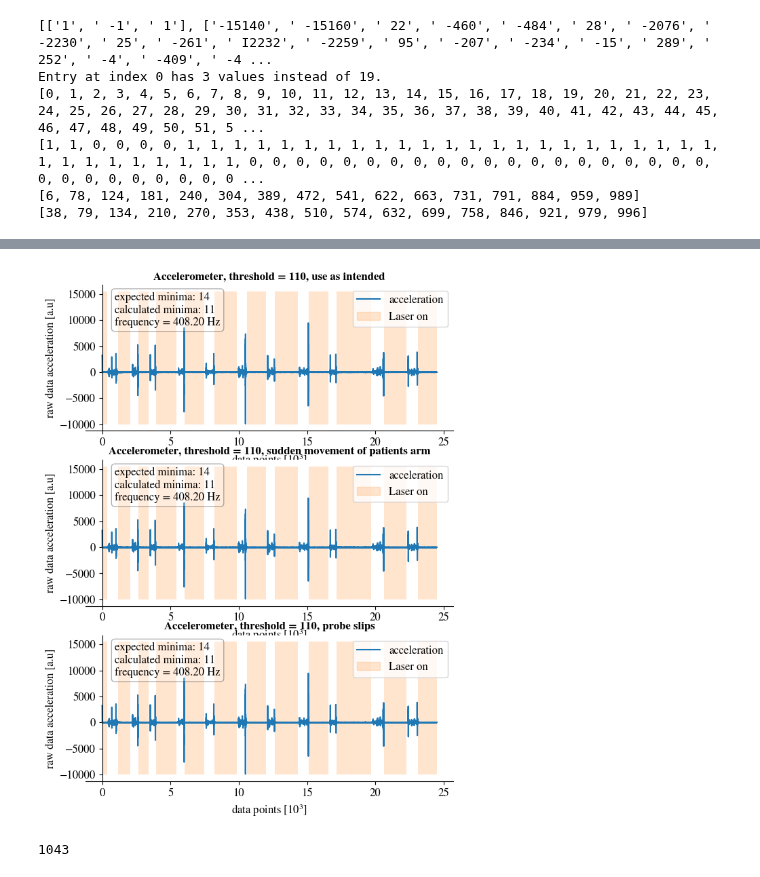
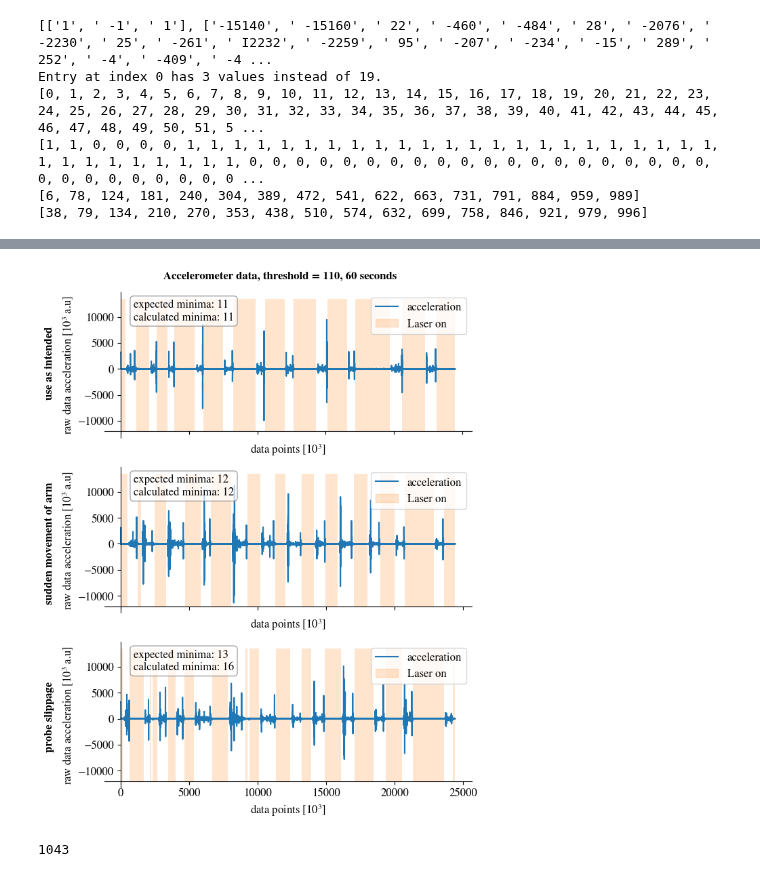
Before and after one commit to annnnna42/Arduino_KDC101_Control_and_Evaluation, a Jupyter notebook: gyro/gyro_plots.ipynb, the cells around one changed output, grey strips where cells are left out. Cells and saved outputs as stored; diff of their text form; code cells hidden in the pictures.

Commit message:
state threshold compare plot, include final laser accumulation, start to include threshold comparison in 3x3 led/phantom vs position

```diff
--- a/gyro/gyro_plots.ipynb
+++ b/gyro/gyro_plots.ipynb
@@ -246,58 +255,64 @@ frames.append([file_index, pd_gyro, minima, start_on, end_on])
 
 fig, axs = plt.subplots(3,1,figsize=(7,9.5))
 
+def make_text():
+    fig.text(0.25,0.90,f"Accelerometer data, threshold = {threshold}, 60 seconds", fontsize=fs, weight='bold')
+
+    axs[0].set_xticklabels([])
+    axs[1].set_xticklabels([])
+
+    fig.text(0.01, 0.77, 'use as intended', va='center', ha='center', rotation='vertical', fontsize=fs, weight='bold')
+    fig.text(0.01, 0.49, 'sudden movement of arm', va='center', ha='center', rotation='vertical', fontsize=fs, weight='bold')
+    fig.text(0.01, 0.22, 'probe slippage', va='center', ha='center', rotation='vertical', fontsize=fs, weight='bold')
+
 
 for i, ax in enumerate(axs.flatten()):
     if i == 0:
         expected_min = 11
-        string = 'use as intended'
     if i == 1:
         expected_min = 12
-        string = 'sudden movement of patients arm'
     if i == 2:
         expected_min = 13
-        string = 'probe slips'
 
+    # ylabels = ['{:,.0f}'.format(x) for x in ax.get_yticks()/1000]
+    # ax.set_yticklabels(ylabels)
+    # xlabels = ['{:,.0f}'.format(x) for x in ax.get_xticks()/1000]
+    # ax.set_xticklabels(xlabels)
     ax.spines['left'].set_position('zero')
-
-    props = dict(boxstyle='round', facecolor='white', alpha=0.3)
-
+    ax.spines['bottom'].set_position(('data', -12000)
+                                     )
+    props = dict(boxstyle='round', facecolor='white', alpha=0.7, edgecolor='grey')
     textstr = '\n'.join((
-        r'expected minima: 14',
-        r'calculated minima: %.2d' % (len(frames[0][2]), ),
-        r'frequency = %.2f Hz' % (len(list(frames[0][1].index))/60,  )))
-
-    # textstr = '\n'.join((
-    #     r'expected minima: %.2d' % (expected_min, ),
-    #     r'calculated minima: %.2d' % (len(frames[0][2]), )))
-
+        r'expected minima: %.0d' % (expected_min,),
+        r'calculated minima: %.2d' % (len(frames[i][2]), )))
     ax.text(0.08, 0.95, textstr, transform=ax.transAxes, fontsize=fs,
         verticalalignment='top', bbox=props)
 
-    ax.plot(list(frames[0][1].index), list(frames[0][1].acc_vec), label = 'acceleration')
+    ax.plot(list(frames[i][1].index), list(frames[i][1].acc_vec), label = 'acceleration')
     ax.fill_between([], [], color = 'C1', alpha = 0.2,label = 'Laser on')
 
     #ax.ylim([-2500,2500])
-    ax.set_title(f"Accelerometer, threshold = {threshold}, {string}", fontsize=fs, weight='bold')
-    ax.set(xlabel = r'data points [$10^{3}$]', ylabel = r'raw data acceleration [a.u]')
+    ax.set(xlabel = r'data points [$10^{3}$]', ylabel = r'raw data acceleration [$10^{3}$ a.u]')
 
     ax.legend(loc="upper right")
+    start_on = frames[i][3]
+    end_on = frames[i][4]
+    for j in range(len(frames[i][3])-1):     # frames[0][3] = start_on
+        ax.add_patch(patches.Rectangle((start_on[j], -12000), end_on[j+1]-start_on[j], 25500, linewidth=0,  color='C1', alpha=0.2))
+    ax.add_patch(patches.Rectangle((start_on[len(start_on)-1], -12000), len(list(frames[i][1].acc_vec))-start_on[len(start_on)-1], 25500, linewidth=0,  color='C1', alpha=0.2))
 
-    for j in range(len(frames[0][3])-1):     # frames[0][3] = start_on
-        ax.add_patch(patches.Rectangle((start_on[j], -10000), end_on[j+1]-start_on[j], 25500, linewidth=0,  color='C1', alpha=0.2))
-    ax.add_patch(patches.Rectangle((start_on[len(start_on)-1], -10000), len(list(frames[0][1].acc_vec))-start_on[len(start_on)-1], 25500, linewidth=0,  color='C1', alpha=0.2))
 
-    xlabels = ['{:,.0f}'.format(x) for x in ax.get_xticks()/1000]
-    ax.set_xticklabels(xlabels)
 
     sns.despine()
 
-
-# name_file = f"Gyro_threshold_{threshold}_file_{file_index}"
+make_text()
+#plt.tight_layout()
+name_file = f"Gyro_3x1_threshold_{threshold}"
 # plt.savefig(f"../../../LaTex/Master Thesis/figures/{name_file}.pdf")
 # plt.savefig(f"../../../LaTex/Master Thesis/figures/{name_file}.png")
+plt.savefig(f"../../../LaTex/Master Thesis/figures/{name_file}.svg")
 # %% [output]
-[figure, old version]
+[figure, new version]
 # %%
 # example plot for minima bestimmung
 fig, ax = plt.subplots(figsize=(6,4))
```
Also changed, not shown: parts of 1 cell of this notebook, 3 other files.
